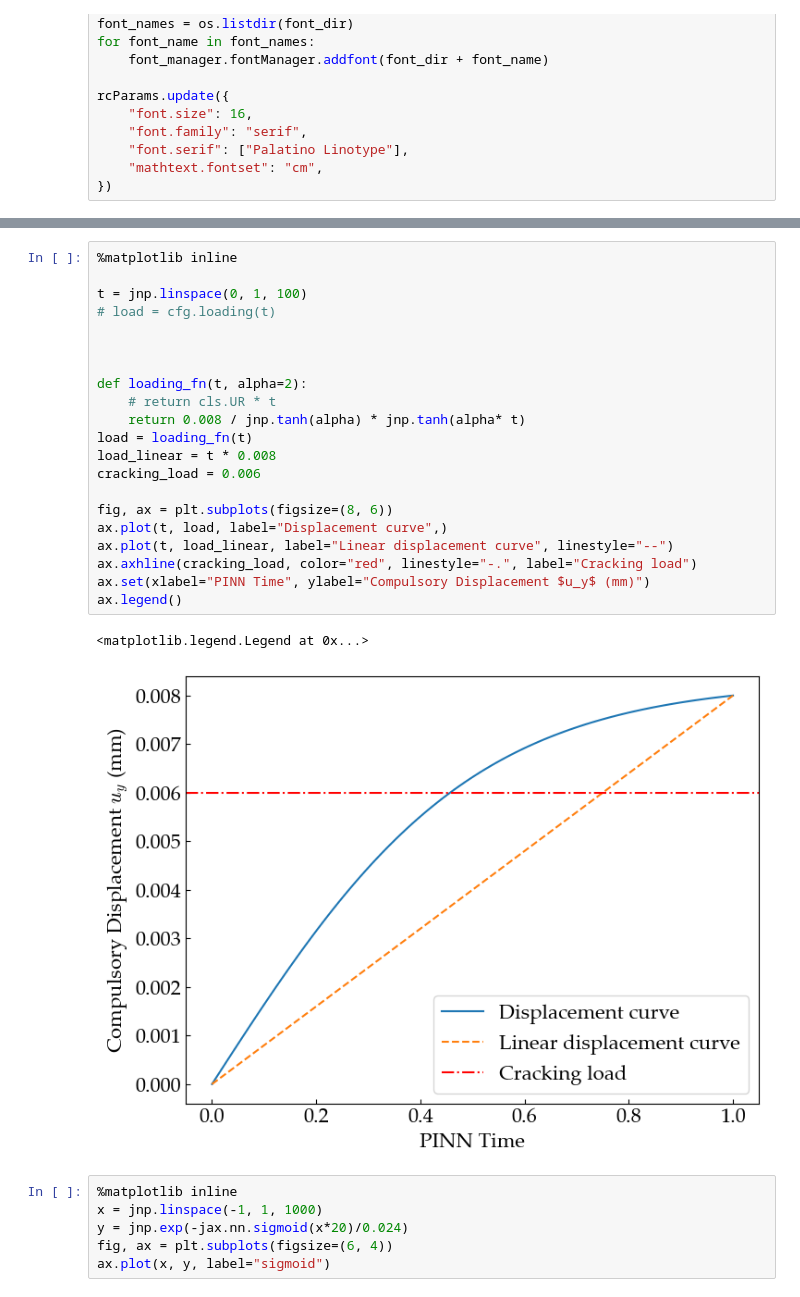
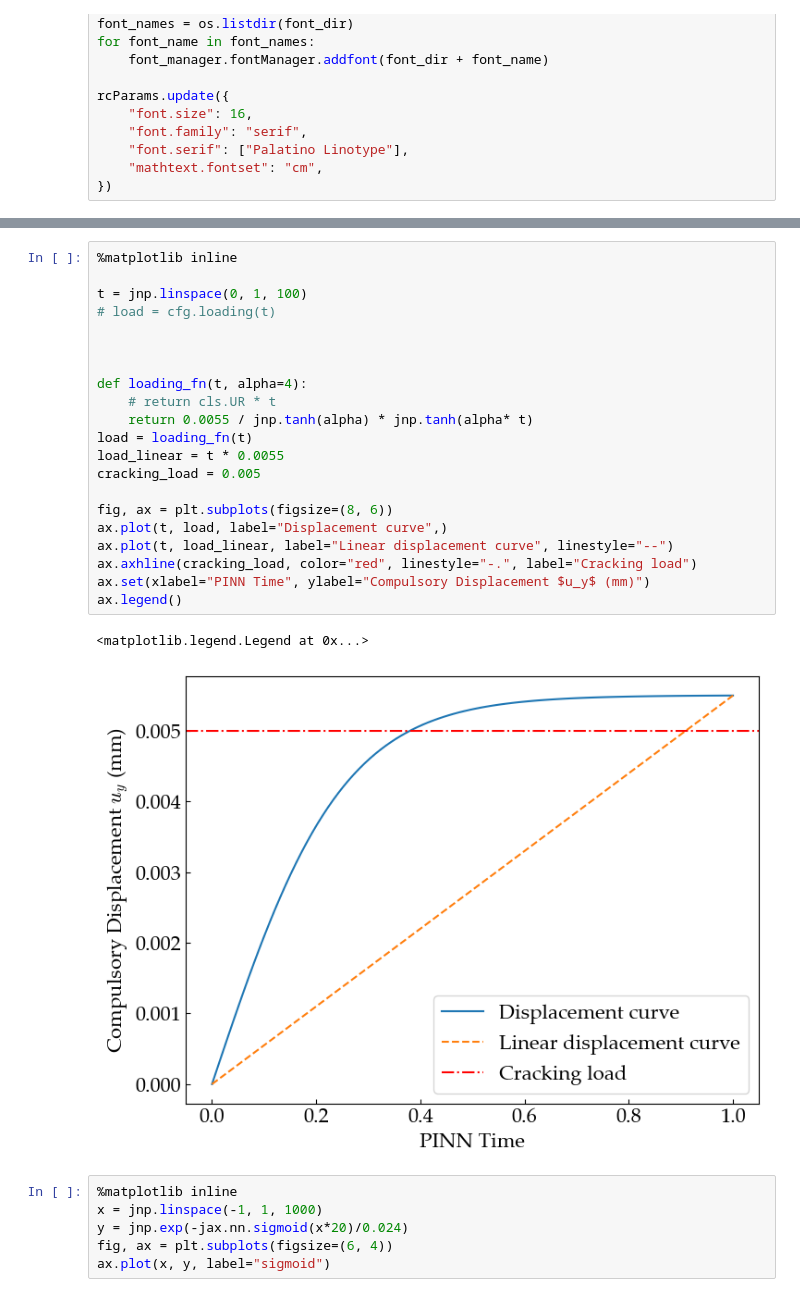
Before and after one commit to NanxiiChen/irr-pinns, a Jupyter notebook: examples/fracture/eval.ipynb, the cells around one changed output, grey strips where cells are left out. Drawn from its saved outputs; the diff is of its cells as text.

```diff
--- a/examples/fracture/eval.ipynb
+++ b/examples/fracture/eval.ipynb
@@ -142,27 +186,27 @@ ax.set(
 # %%
 %matplotlib inline
 
 t = jnp.linspace(0, 1, 100)
 # load = cfg.loading(t)
 
 
 
-def loading_fn(t, alpha=2):
+def loading_fn(t, alpha=4):
     # return cls.UR * t
-    return 0.008 / jnp.tanh(alpha) * jnp.tanh(alpha* t)
+    return 0.0055 / jnp.tanh(alpha) * jnp.tanh(alpha* t)
 load = loading_fn(t)
-load_linear = t * 0.008
-cracking_load = 0.006
+load_linear = t * 0.0055
+cracking_load = 0.005
 
 fig, ax = plt.subplots(figsize=(8, 6))
 ax.plot(t, load, label="Displacement curve",)
 ax.plot(t, load_linear, label="Linear displacement curve", linestyle="--")
 ax.axhline(cracking_load, color="red", linestyle="-.", label="Cracking load")
 ax.set(xlabel="PINN Time", ylabel="Compulsory Displacement $u_y$ (mm)")
 ax.legend()
 # %% [output]
 <matplotlib.legend.Legend at 0x...>
-[figure, old version]
+[figure, new version]
 # %%
 %matplotlib inline
 x = jnp.linspace(-1, 1, 1000)
```
Also changed, not shown: parts of 5 cells of this notebook, 4 other files.
